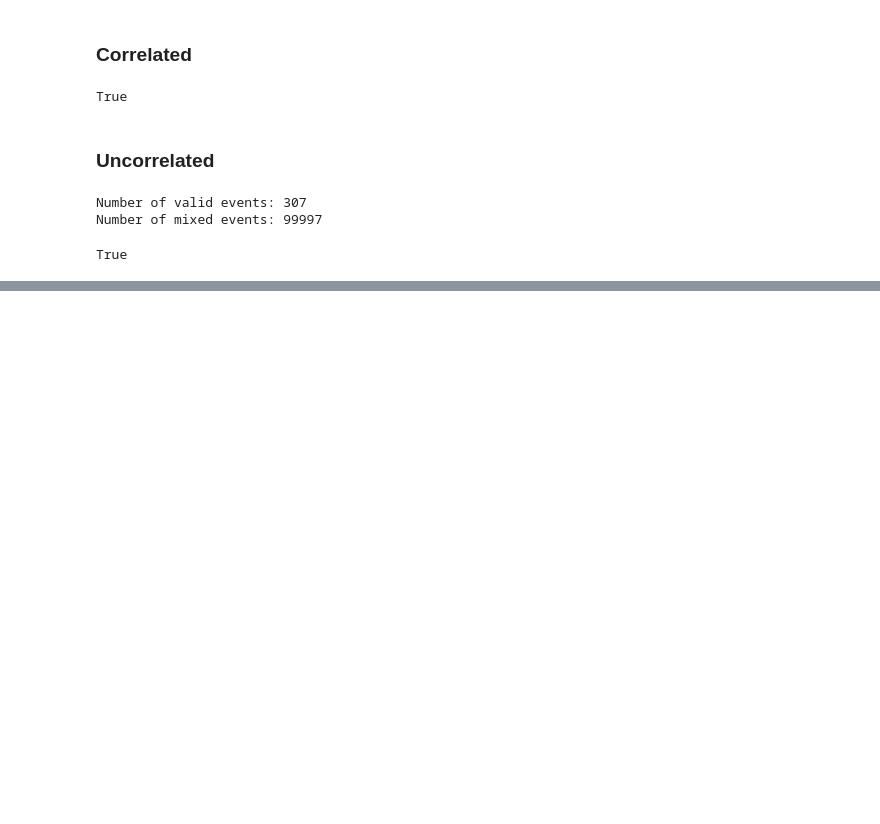
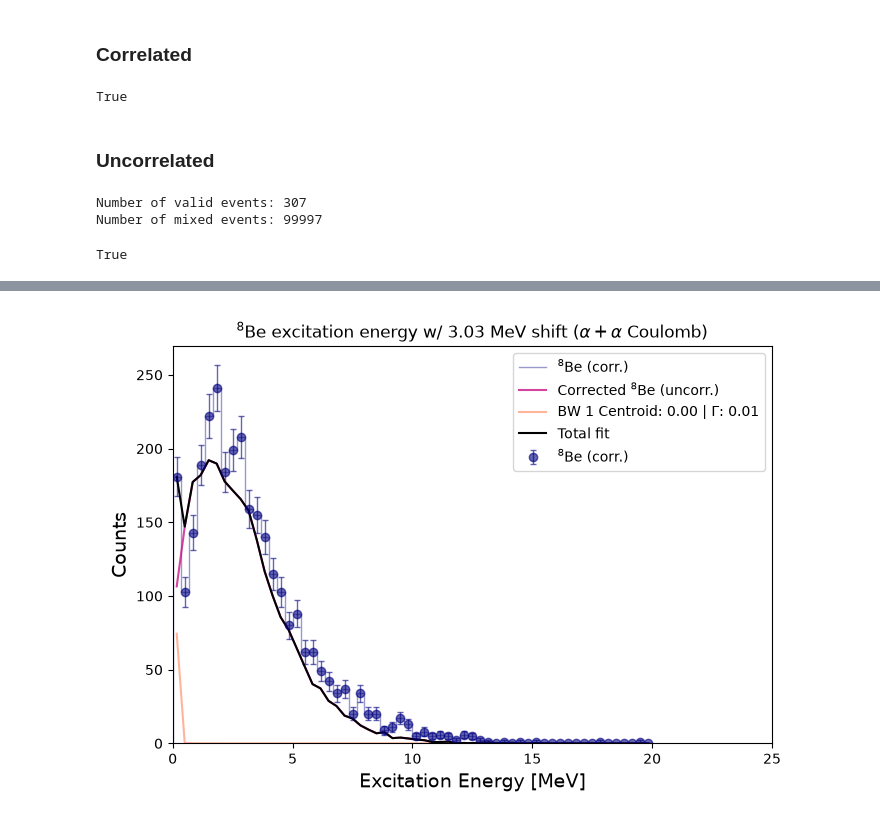
Before and after one commit to singhp99/spyral_notebooks, a Jupyter notebook: event_mixing_8Be.ipynb, the cells around one changed output, grey strips where cells are left out. Drawn from its saved outputs; the diff is of its cells as text; code cells hidden in the pictures; blank space fills up the shorter version.

```diff
--- a/event_mixing_8Be.ipynb
+++ b/event_mixing_8Be.ipynb
@@ -1255,3 +1265,97 @@ First bin with counts for uncorrelated: 0.0
+# %%
+fig, ax = plt.subplots(figsize=(7, 5))
+
+ax.errorbar(
+    hist_uncorr_bincenters,
+    corr,
+    yerr= np.sqrt(corr),
+    color="navy",
+    label=r"$^{8}$Be (corr.)",
+    fmt="o",
+    ecolor="navy",
+    elinewidth=1,
+    capsize=2,
+    alpha=0.6
+)
+
+
+ax.stairs(
+    corr,
+    edges=hist_uncorr.bins,
+    color="navy",
+    alpha=0.4,
+    label=r"$^{8}$Be (corr.)"
+)
+
+# ax.stairs(
+#     uncorr_scaled_2,
+#     edges=hist_uncorr.bins,
+#     color="mediumvioletred",
+#     alpha=0.4,
+#     label=r"$^{16}$O (uncorr.)"
+# )
+
+ax.plot(
+    hist_uncorr_bincenters,
+    uncorr_fermi*opt_scale,
+    color="mediumvioletred",
+    alpha=0.8,
+    label=r"Corrected $^{8}$Be (uncorr.)"
+)
+
+ax.plot(
+    hist_uncorr_bincenters,
+    bw_counts_1,
+    color="orangered",
+    alpha=0.4,
+    label=rf"BW 1 Centroid: {opt_centroid:.2f} | $\Gamma$: {opt_width:.2f}"
+)
+
+# ax.plot(
+#     hist_uncorr_bincenters,
+#     bw_counts_2,
+#     color="orangered",
+#     alpha=0.4,
+#     label=rf"BW 2 Centroid: {opt_centroid2:.2f} MeV | $\Gamma$: {opt_width2:.2f}"
+# )
+
+
+ax.plot(
+    hist_uncorr_bincenters,
+    uncorr_fermi*opt_scale + bw_counts_1,# + bw_counts_2,
+    color="black",
+    label="Total fit"
+)
+
+# uncorr_fermi = np.full_like(uncorr_scaled,uncorr_scaled)
+
+# for i in range(len(uncorr_scaled)):
+#     if i <= 40:
+#         weight = inverse_fermi(hist_uncorr.bins[i],*o16_parameters)
+#         uncorr_fermi[i] = weight * uncorr_scaled[i]
+#     else:
+#         uncorr_fermi[i] = uncorr_scaled[i]
+
+
+# ax.stairs(
+#     uncorr_fermi,
+#     edges=hist_uncorr.bins,
+#     color="black",
+#     alpha=0.4,
+#     label=r"$^{16}$O (uncorr.)"
+# )
+# # ax.axvline(x=hist_uncorr.bins[41])
+ax.set_xlabel("Excitation Energy [MeV]",fontsize=14)
+ax.set_ylabel("Counts",fontsize=14)
+ax.set_title(rf"$^{{8}}$Be excitation energy w/ {opt_shift:.2f} MeV shift ($\alpha + \alpha$ Coulomb)")
+# ax.set_title(rf"$^{{16}}$O excitation energy w/ {opt_shift:.2f} MeV Breit-Wigner comparison")
+ax.set_xlim(0, 25)
+ax.legend()
+
+plt.tight_layout()
+plt.show()
+# %% [output]
+[figure, added]
 # %%
 fig, ax = plt.subplots(figsize=(7, 5))
 
```
Also changed, not shown: parts of 8 cells of this notebook, 2 other files.
